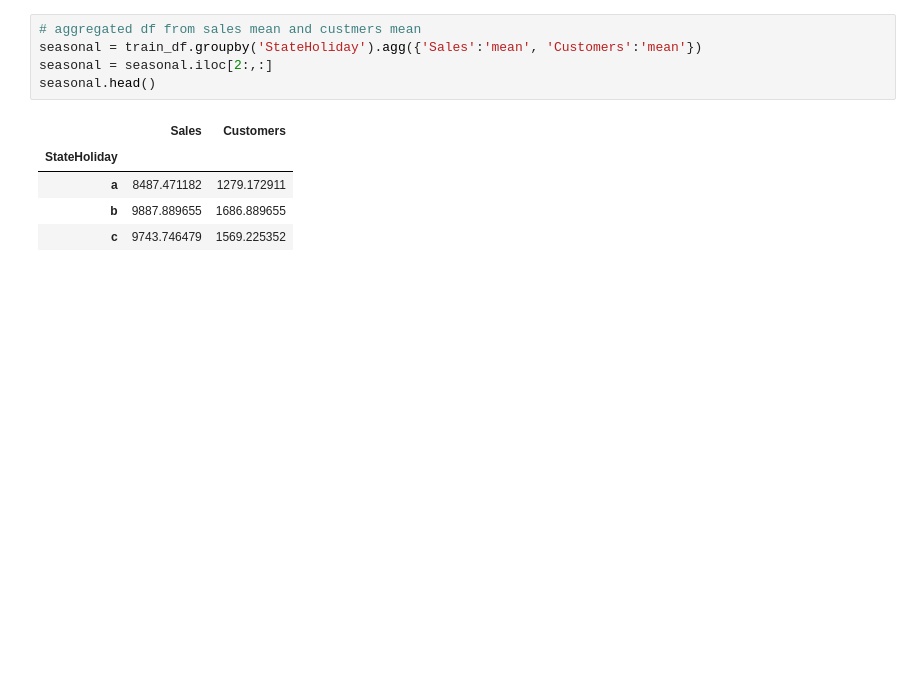
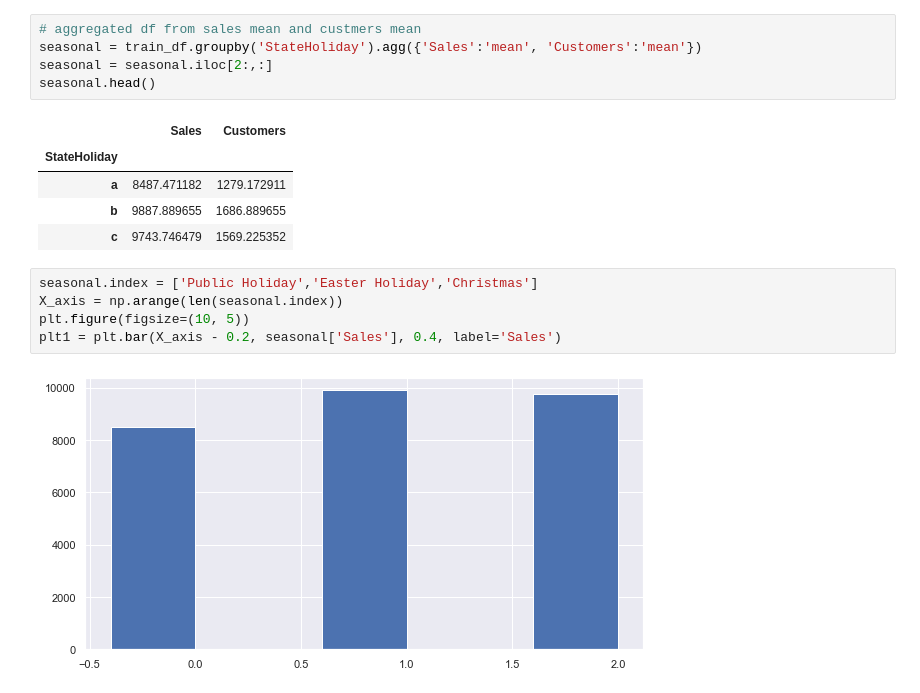
Before and after one commit to michaelgetachew-abebe/Pharmaceutical-Sales-Prediction_Rossmann, a Jupyter notebook: notebooks/explratory_data_analysis.ipynb, the cells around one changed output. Drawn from its saved outputs; the diff is of its cells as text; blank space fills up the shorter version.

```diff
--- a/notebooks/explratory_data_analysis.ipynb
+++ b/notebooks/explratory_data_analysis.ipynb
@@ -509,3 +509,10 @@ seasonal.head()
 | a | 8487.471182 | 1279.172911 |
 | b | 9887.889655 | 1686.889655 |
 | c | 9743.746479 | 1569.225352 |
+# %%
+seasonal.index = ['Public Holiday','Easter Holiday','Christmas']
+X_axis = np.arange(len(seasonal.index))
+plt.figure(figsize=(10, 5))
+plt1 = plt.bar(X_axis - 0.2, seasonal['Sales'], 0.4, label='Sales')
+# %% [output]
+[figure, added]
```
Also changed, not shown: parts of 18 cells of this notebook.
